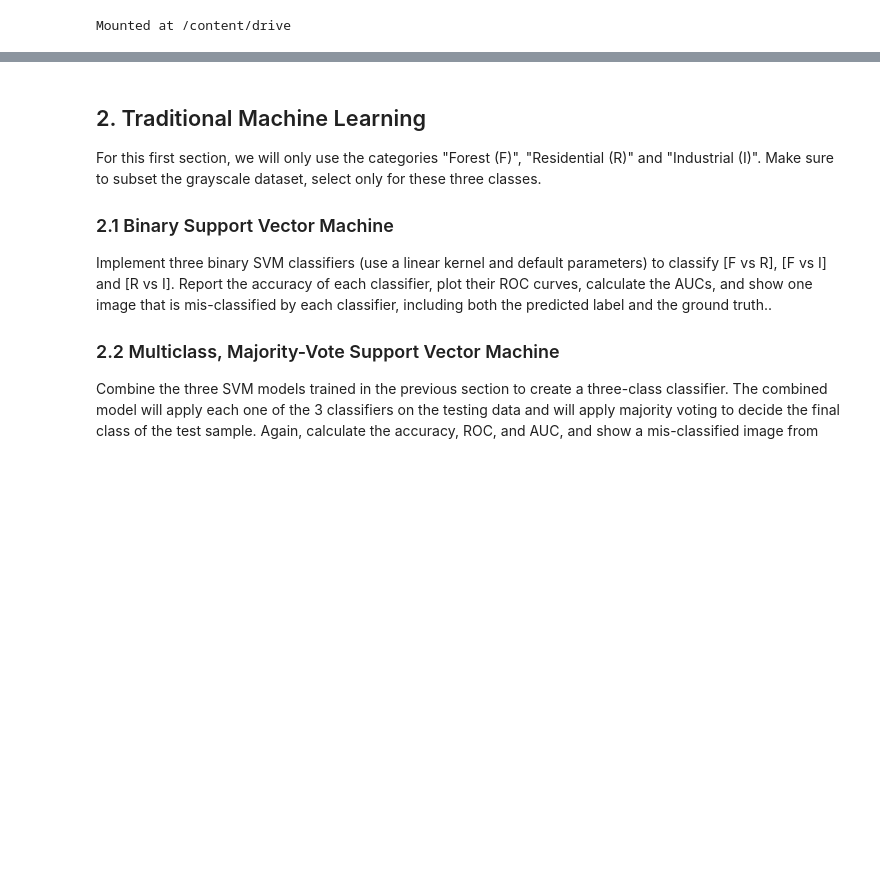
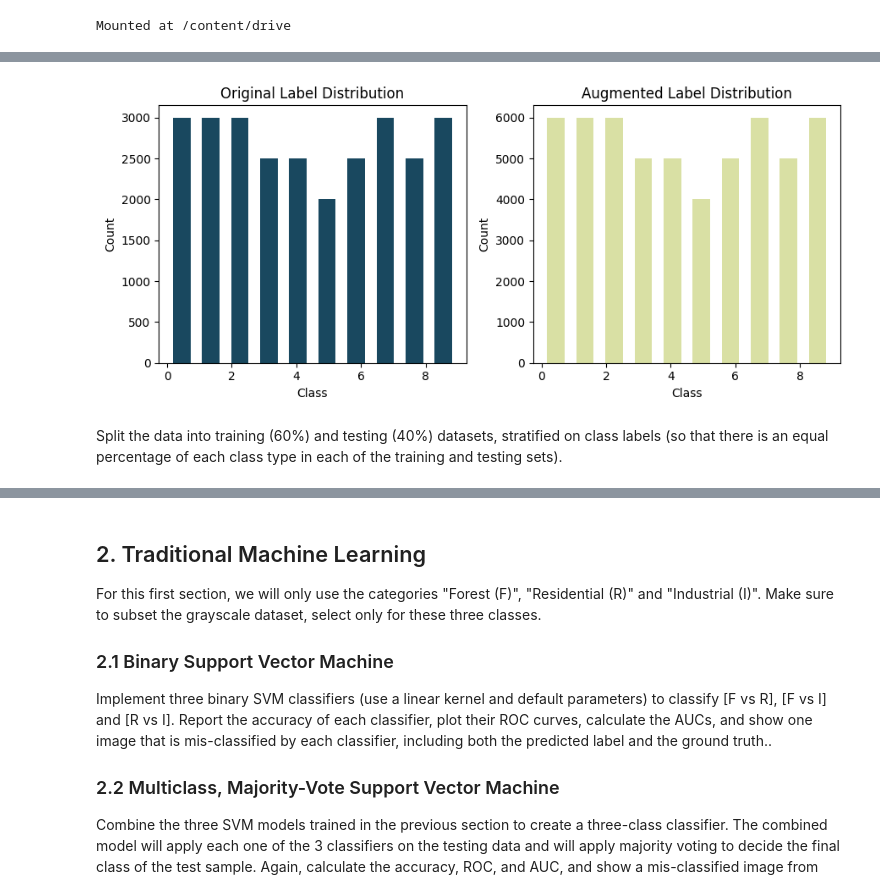
Before and after one commit to junyi2022/musa-650-remote-sensing, a Jupyter notebook: assignments/HW4/HW4.ipynb, the cells around one changed output, grey strips where cells are left out. Cells and saved outputs as stored; diff of their text form; code cells hidden in the pictures; blank space fills up the shorter version.

```diff
--- a/assignments/HW4/HW4.ipynb
+++ b/assignments/HW4/HW4.ipynb
@@ -62,0 +220,20 @@ Lastly, create a grayscale version of this dataset. You will use this for the tr
+# %%
+# Plot label distribution
+plt.figure(figsize=(9, 4))
+plt.subplot(1, 2, 1)
+plt.hist(y, bins=len(class_names), rwidth=0.6, color='#19485F')
+plt.title("Original Label Distribution")
+plt.xlabel("Class")
+plt.ylabel("Count")
+
+plt.subplot(1, 2, 2)
+plt.hist(y_aug, bins=len(class_names), rwidth=0.6, color='#d9e0a4')
+plt.title("Augmented Label Distribution")
+plt.xlabel("Class")
+plt.ylabel("Count")
+plt.tight_layout()
+plt.show()
+# %% [output]
+[figure, added]
+# %% [markdown]
+Split the data into training (60%) and testing (40%) datasets, stratified on class labels (so that there is an equal percentage of each class type in each of the training and testing sets).
```
Also changed, not shown: parts of 19 cells of this notebook.
